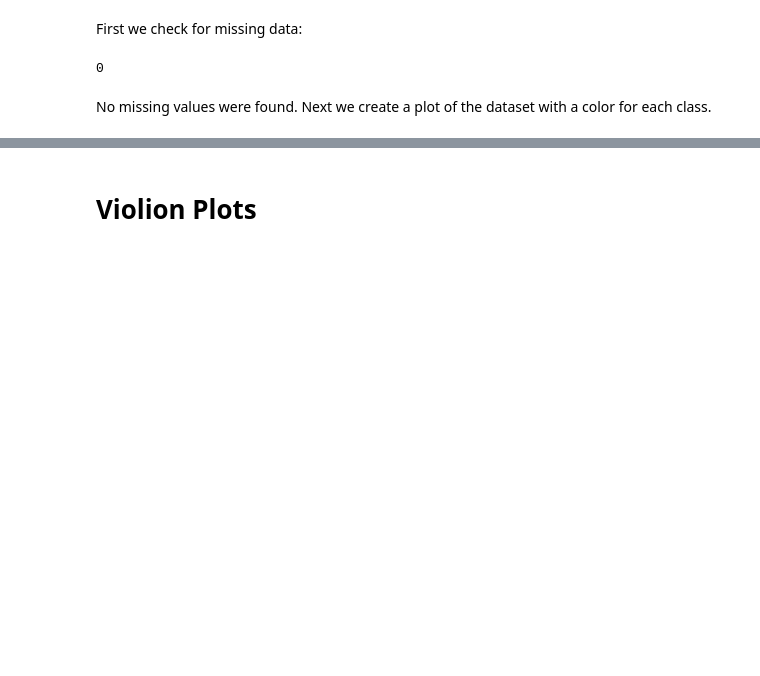
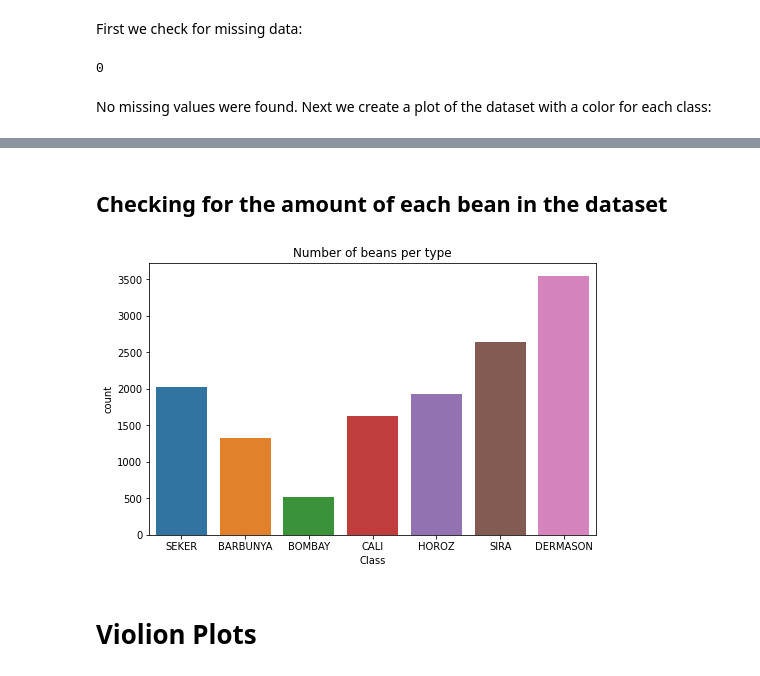
Before and after one commit to Educorreia932/FEUP-IART, a Jupyter notebook: src/notebook.ipynb, the cells around one changed output, grey strips where cells are left out. Drawn from its saved outputs; the diff is of its cells as text; code cells hidden in the pictures; blank space fills up the shorter version.

```diff
--- a/src/notebook.ipynb
+++ b/src/notebook.ipynb
@@ -31,7 +54,7 @@ bean_data.isnull().any().sum()
 # %% [output]
 0
 # %% [markdown]
-No missing values were found. Next we create a plot of the dataset with a color for each class.
+No missing values were found. Next we create a plot of the dataset with a color for each class:
 # %%
 # This line tells the notebook to show plots inside of the notebook
 %matplotlib inline
@@ -42,6 +65,16 @@ import seaborn as sb
 # ;
 # %% [markdown]
 ![Big plot](out.png)
+# %% [markdown]
+## Checking for the amount of each bean in the dataset
+# %%
+plt.figure(figsize = (8, 5))
+
+sb.countplot(x = bean_data["Class"])
+plt.title("Number of beans per type")
+plt.show()
+# %% [output]
+[figure, added]
 # %% [markdown]
 # Violion Plots
 # %%
```
Also changed, not shown: parts of 20 cells of this notebook.
